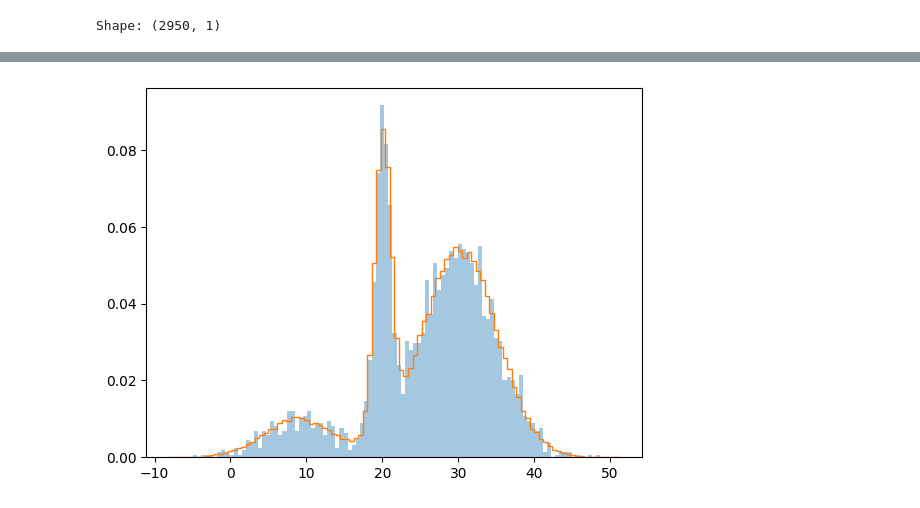
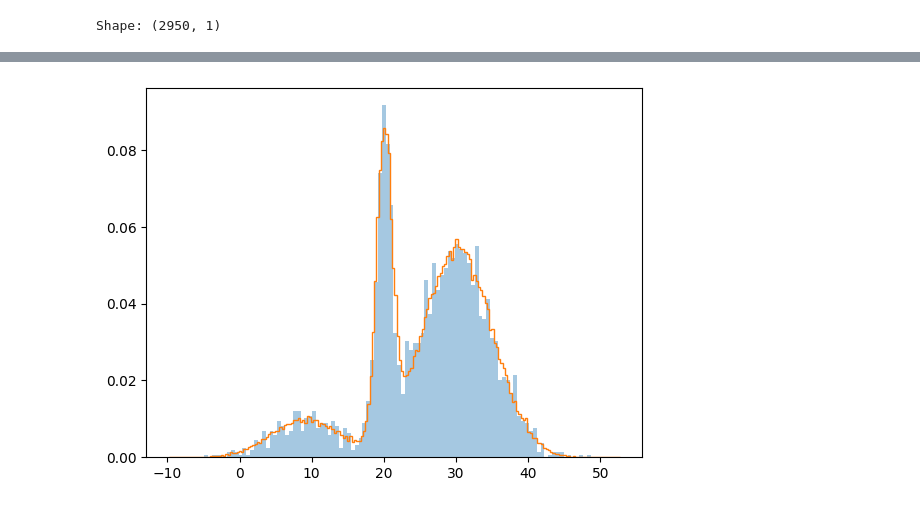
Before and after one commit to GiuliaConti/astrostatistics_bicocca_2024, a Jupyter notebook: working/E07_L06.ipynb, the cells around one changed output, grey strips where cells are left out. Cells and saved outputs as stored; diff of their text form; code cells hidden in the pictures.

```diff
--- a/working/E07_L06.ipynb
+++ b/working/E07_L06.ipynb
@@ -22,22 +48,16 @@ x = x0[:,np.newaxis]
 # %%
-plt.hist(data, bins=100, density=True, alpha=0.4)
+ncomponents = 3
 
-#plt.plot(x, gm.predict_proba(x))
-#probabilities = gm.predict_proba(x)
-#total_distribution = probabilities[:,0] + probabilities[:,1] + probabilities[:,2]
-#print(probabilities)
-#print(total_distribution)
-#plt.plot(x, probabilities)
-
-#plt.hist(total_distribution, bins=100, density=False, alpha=0.6, color='g')
+model = GaussianMixture(n_components=ncomponents)
+gm = model.fit(data)
 
 n_sample = 100000
 samples = gm.sample(n_sample)
 #print(samples)
 
-plt.hist(samples[0], bins=100, density=True, histtype='step')
-
+plt.hist(data, bins=100, density=True, alpha=0.4)
+plt.hist(samples[0], bins=200, density=True, histtype='step')
 
 plt.show()
 # %% [output]
-[figure, old version]
+[figure, new version]
```
Also changed, not shown: parts of 7 cells of this notebook, 1 other file.
